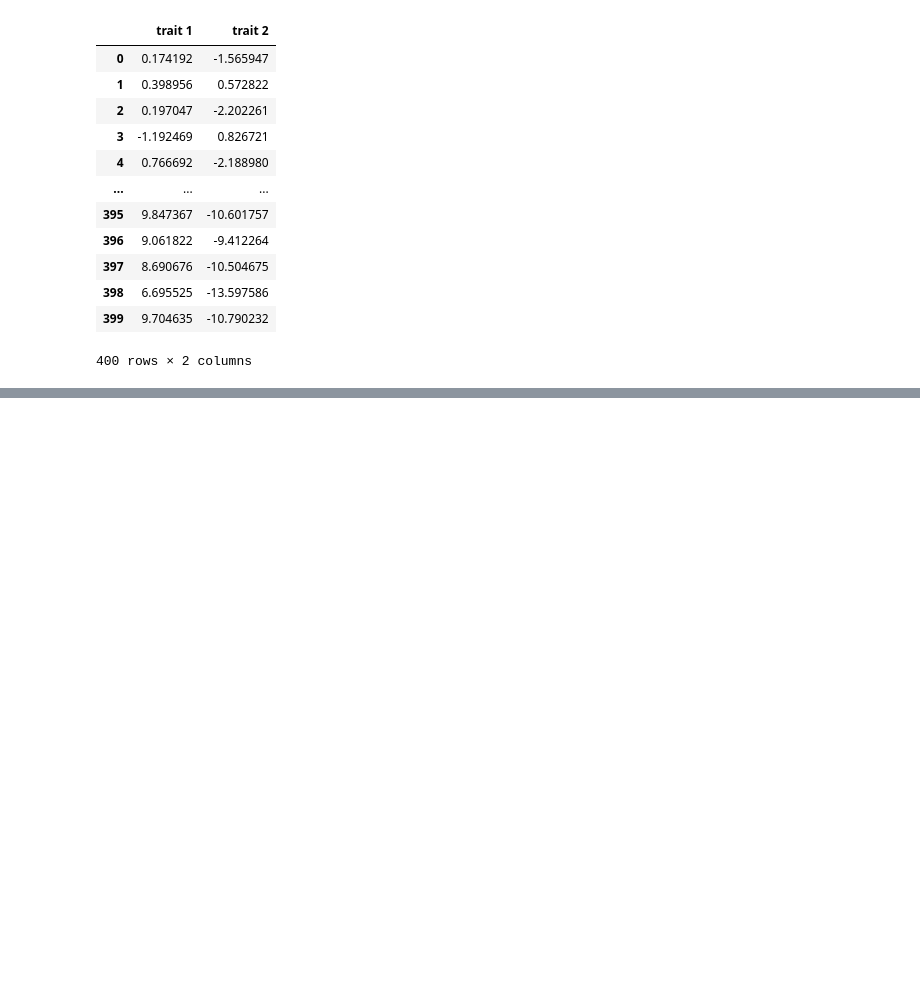
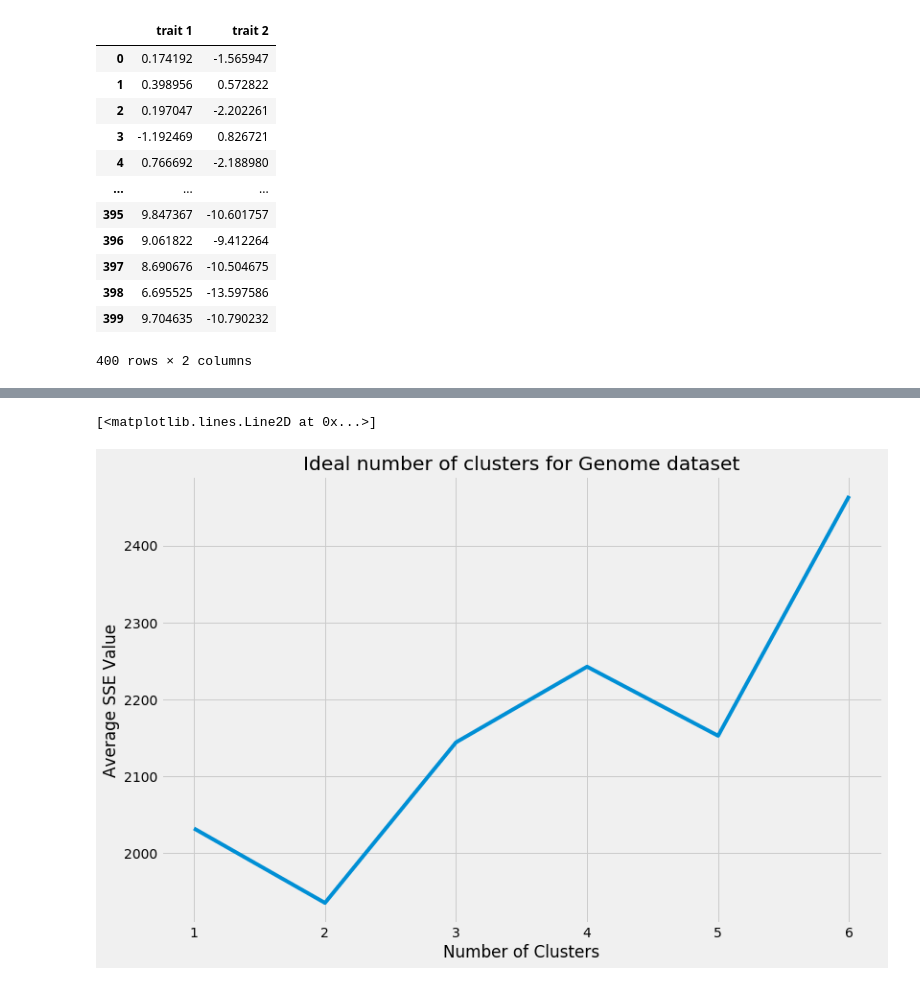
Before and after one commit to maxwellmckee/basic_kmeans_from_scratch, a Jupyter notebook: K-means_Clustering.ipynb, the cells around one changed output, grey strips where cells are left out. Drawn from its saved outputs; the diff is of its cells as text; code cells hidden in the pictures; blank space fills up the shorter version.

```diff
--- a/K-means_Clustering.ipynb
+++ b/K-means_Clustering.ipynb
@@ -91,0 +191,15 @@ SyntaxError: unexpected EOF while parsing (<ipython-input-33-0c985920d012>, line
+# %%
+#function for computing sum of squared errors for a cluster relative to a cluster center
+def SSE(pointset, center):
+    e = 0
+    for i in pointset:
+        distance_sqr = (i[0] - center[0])**2 + (i[1] - center[1])**2 #euclidean distance metric
+        e += distance_sqr
+    return e
+
+find total SSE on our clusters
+total_SSE = 0
+for i in cluster_centers:
+    sse = SSE(clusters[i], cluster_centers[i])
+    total_SSE += sse
+print('sum of squared errors: ', total_SSE)
@@ -91,0 +292,14 @@ SyntaxError: unexpected EOF while parsing (<ipython-input-33-0c985920d012>, line
+# %%
+#plot average SSE over each cluster number
+
+plt.style.use('fivethirtyeight')
+plt.figure(figsize=(12,8))
+plt.title('Ideal number of clusters for Genome dataset')
+plt.xlabel('Number of Clusters'), plt.ylabel('Average SSE Value')
+
+graph_array = np.array(list(sse_dict.items()))
+
+plt.plot(graph_array[:,0], graph_array[:,1])
+# %% [output]
+[<matplotlib.lines.Line2D at 0x...>]
+[figure, added]
```
Also changed, not shown: parts of 11 cells of this notebook.
